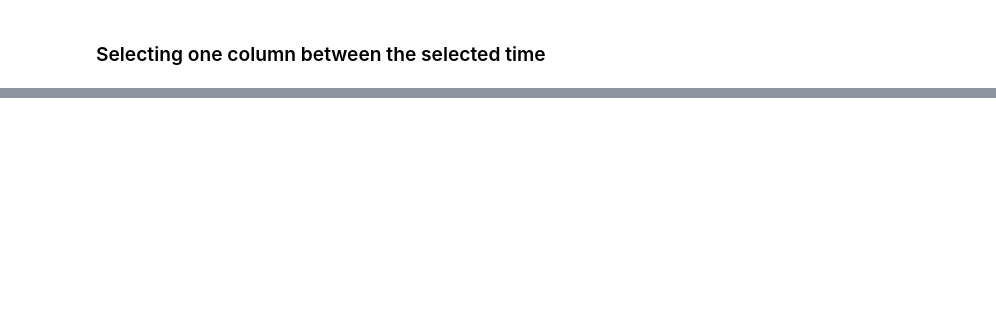
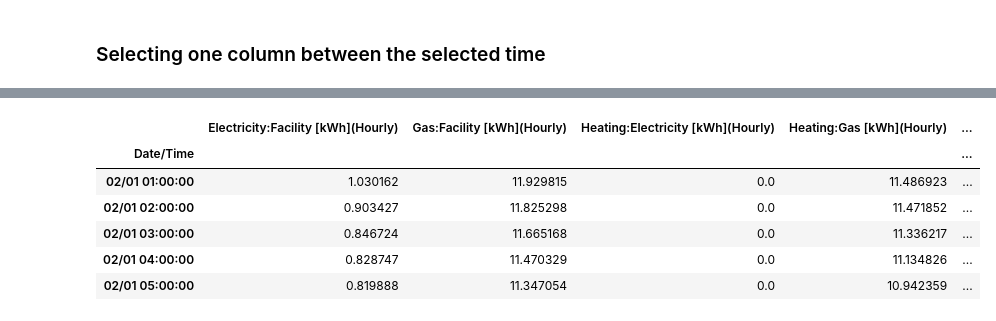
Before and after one commit to epratheeban/kallu_repo, a Jupyter notebook: Kallu_data.ipynb, the cells around one changed output, grey strips where cells are left out. Drawn from its saved outputs; the diff is of its cells as text; code cells hidden in the pictures; blank space fills up the shorter version.

```diff
--- a/Kallu_data.ipynb
+++ b/Kallu_data.ipynb
@@ -189,0 +170,11 @@ Name: Heating:Gas [kWh](Hourly), dtype: float64>
+# %%
+Febraury = getMonthlyData(filename = "Dataset1.csv",Monthname='Feb')
+Febraury.head(5)
+# %% [output]
+|  | Electricity:Facility [kWh](Hourly) | Gas:Facility [kWh](Hourly) | Heating:Electricity [kWh](Hourly) | Heating:Gas [kWh](Hourly) | ... |
+| Date/Time |  |  |  |  | ... |
+| 02/01 01:00:00 | 1.030162 | 11.929815 | 0.0 | 11.486923 | ... |
+| 02/01 02:00:00 | 0.903427 | 11.825298 | 0.0 | 11.471852 | ... |
+| 02/01 03:00:00 | 0.846724 | 11.665168 | 0.0 | 11.336217 | ... |
+| 02/01 04:00:00 | 0.828747 | 11.470329 | 0.0 | 11.134826 | ... |
+| 02/01 05:00:00 | 0.819888 | 11.347054 | 0.0 | 10.942359 | ... |
```
Also changed, not shown: parts of 27 cells of this notebook, 1 other file.
